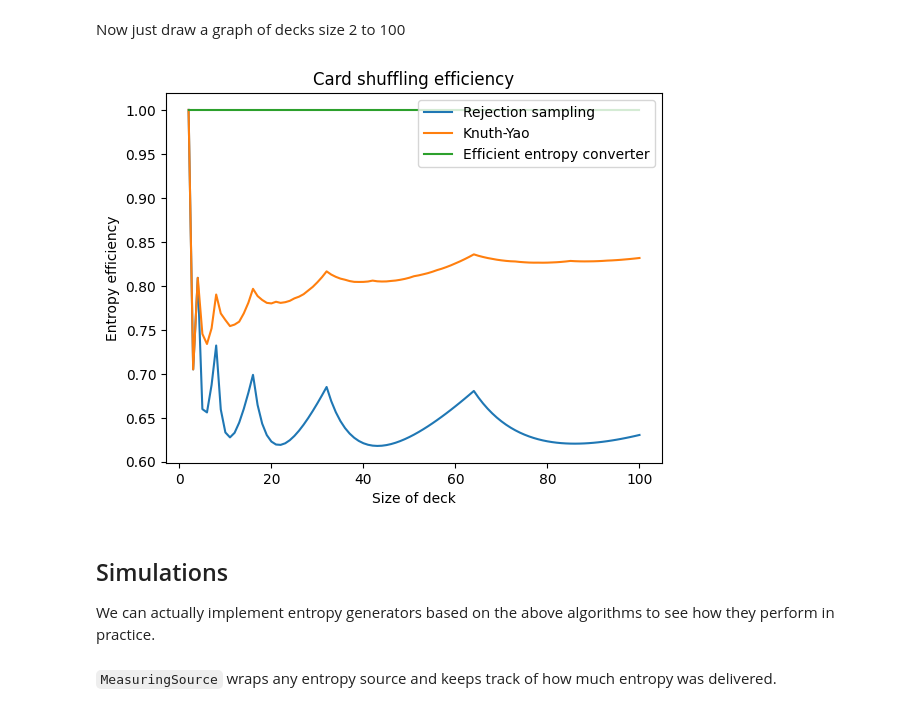
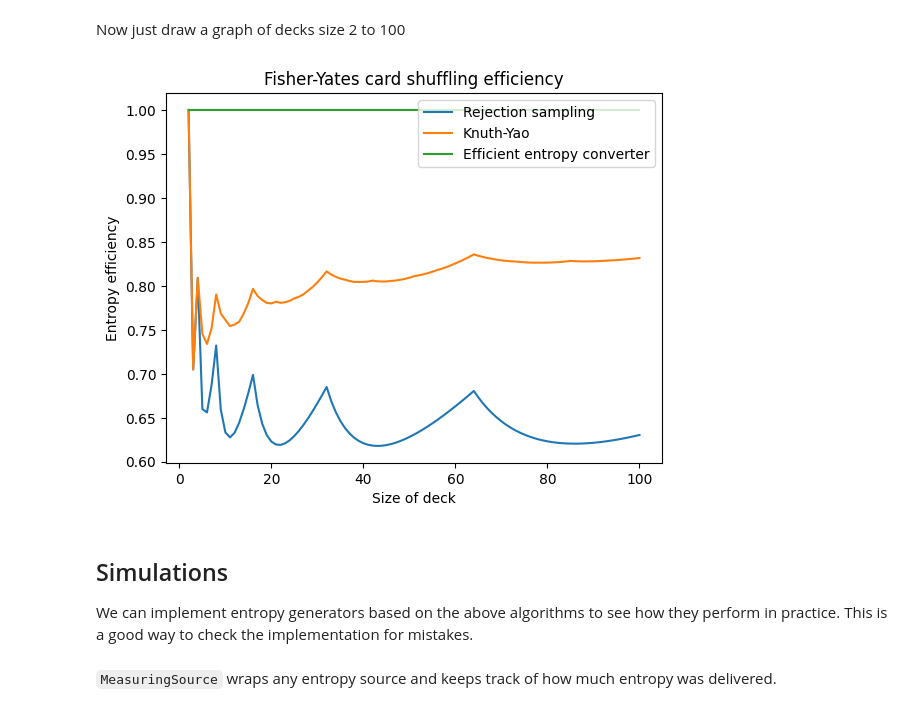
Before and after one commit to calum74/entropy, a Jupyter notebook: entropy.ipynb, the cells around one changed output. Cells and saved outputs as stored; diff of their text form; code cells hidden in the pictures.

```diff
--- a/entropy.ipynb
+++ b/entropy.ipynb
@@ -157,25 +157,25 @@ Now just draw a graph of decks size 2 to 100
 # %%
 numbers = range(2,101)
 rs_efficiency = [expected_card_shuffling(n, expected_rejection_sampling)[2] for n in numbers]
 fdr_efficiency = [expected_card_shuffling(n, expected_fast_dice_roller)[2] for n in numbers]
 eec_efficiency = [expected_card_shuffling(n, worst_case_eec)[2] for n in numbers]
 
 plt.clf()
-plt.title('Card shuffling efficiency')
+plt.title('Fisher-Yates card shuffling efficiency')
 
 plt.xlabel('Size of deck')
 plt.ylabel('Entropy efficiency')
 plt.plot(numbers, rs_efficiency, label='Rejection sampling')
 plt.plot(numbers, fdr_efficiency, label='Knuth-Yao')
 plt.plot(numbers, eec_efficiency, label='Efficient entropy converter')
 plt.legend(loc='upper right')
 plt.show()
 # %% [output]
-[figure, old version]
+[figure, new version]
 # %% [markdown]
 ## Simulations
 
-We can actually implement entropy generators based on the above algorithms to see how they perform in practice.
+We can implement entropy generators based on the above algorithms to see how they perform in practice. This is a good way to check the implementation for mistakes.
 # %%
 bin = BinaryEntropySource()
 # %% [markdown]
```
Also changed, not shown: parts of 8 cells of this notebook.
